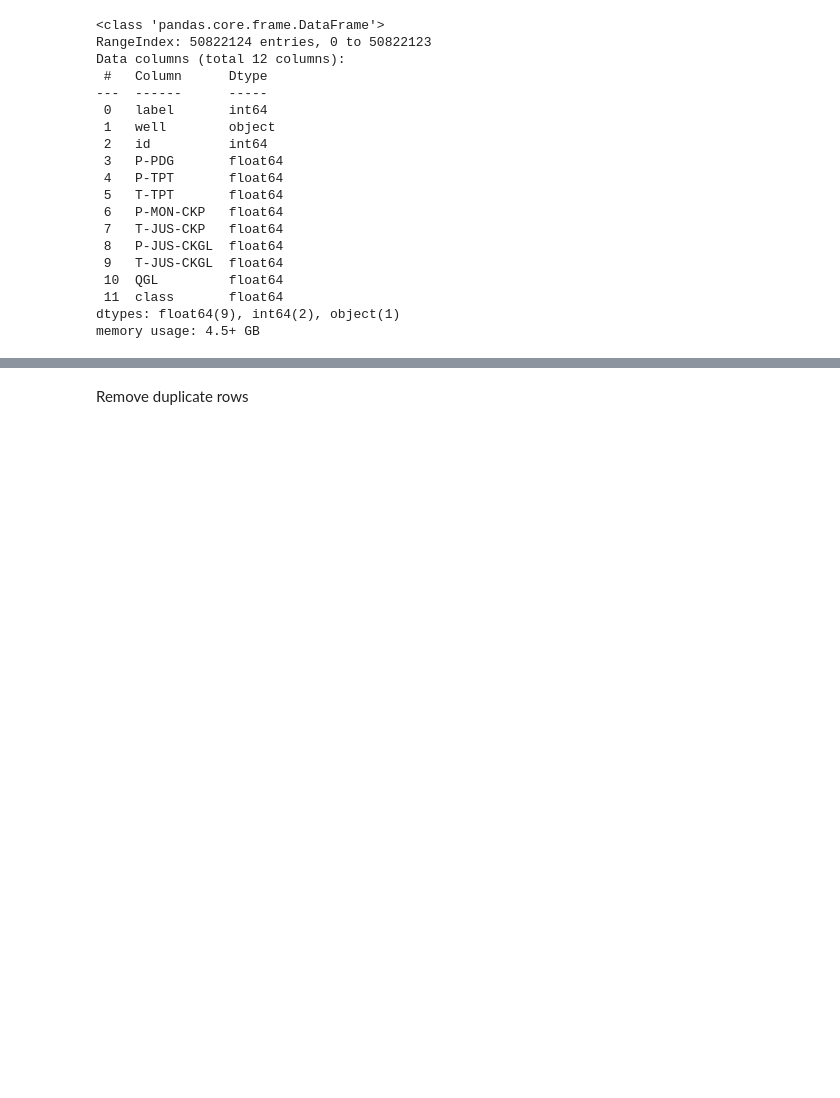
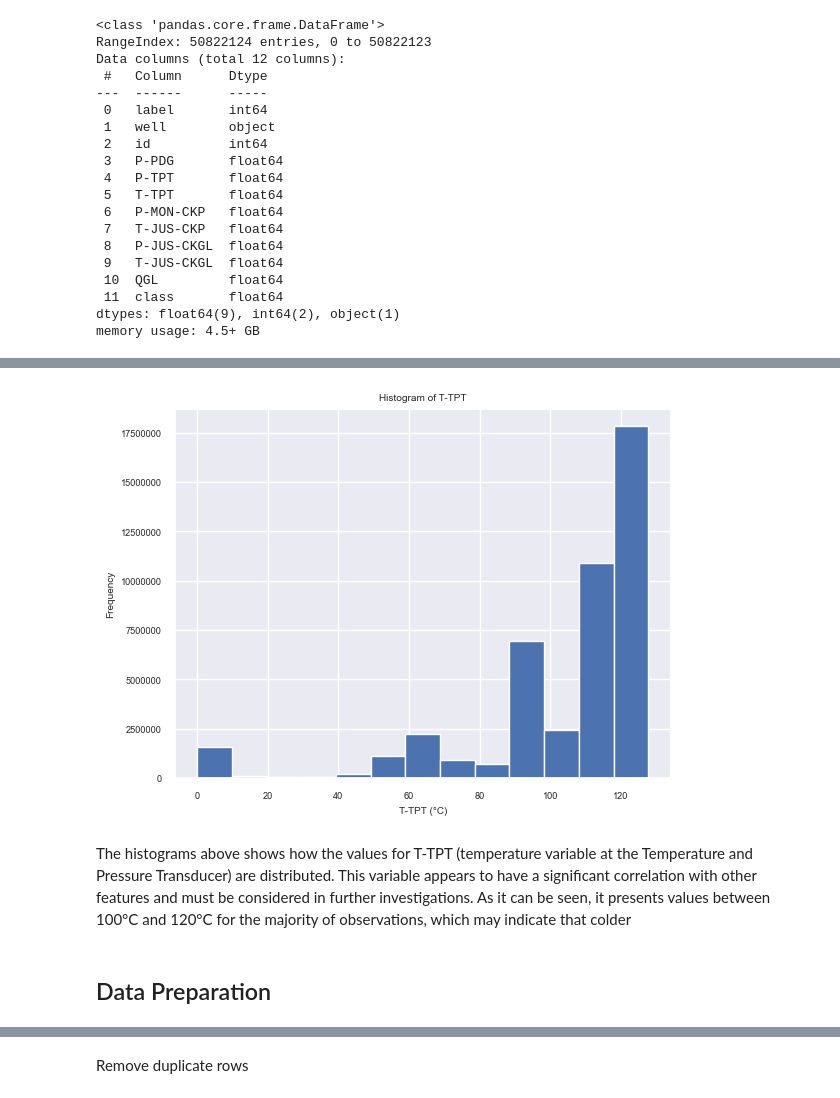
Before and after one commit to RealDyllon/3W-Petrobras, a Jupyter notebook: overviews/_baseline/Explore_dataset.ipynb, the cells around one changed output, grey strips where cells are left out. Saved outputs shown, nothing was run; the diff lists cells and outputs as text; code cells hidden in the pictures; blank space fills up the shorter version.

Commit message:
temperature chart

```diff
--- a/overviews/_baseline/Explore_dataset.ipynb
+++ b/overviews/_baseline/Explore_dataset.ipynb
@@ -196,3 +192,20 @@ corr
+# %%
+column = 'T-TPT'
+df[column].plot(kind='hist', bins=13)
+plt.title('Histogram of {}'.format(column))
+plt.xlabel(f'{column} (°C)')
+plt.ylabel('Frequency')
+
+# Set the y-axis to show millions
+ax = plt.gca()
+ax.ticklabel_format(style='plain', axis='y', useOffset=False)
+plt.show()
+# %% [output]
+[figure, added]
+# %% [markdown]
+The histograms above shows how the values for T-TPT (temperature variable at the Temperature and Pressure Transducer) are distributed. This variable appears to have a significant correlation with other features and must be considered in further investigations. As it can be seen, it presents values between 100°C and 120°C for the majority of observations, which may indicate that colder
+# %% [markdown]
+## Data Preparation
 # %%
 df = df.drop(columns=['T-JUS-CKGL']) #100% NaN
 # %%
```
Also changed, not shown: parts of 21 cells of this notebook.
